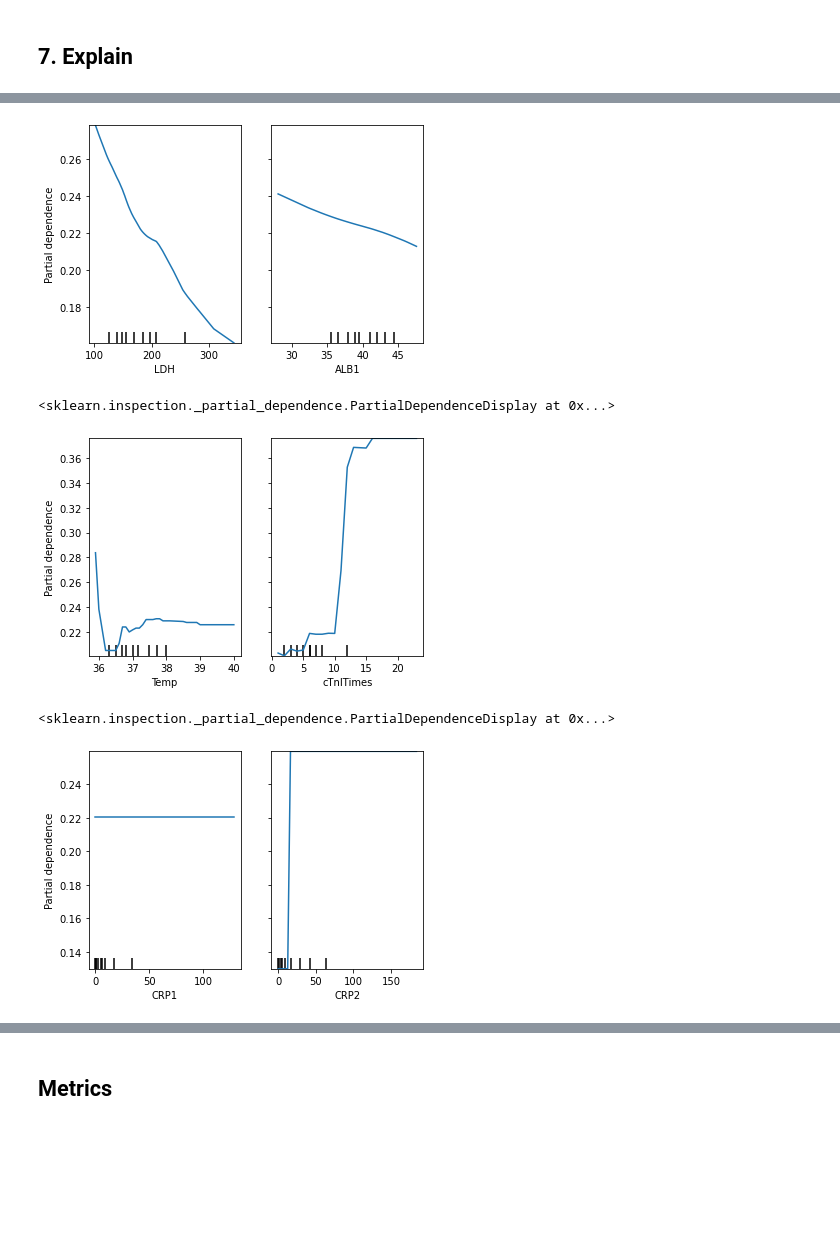
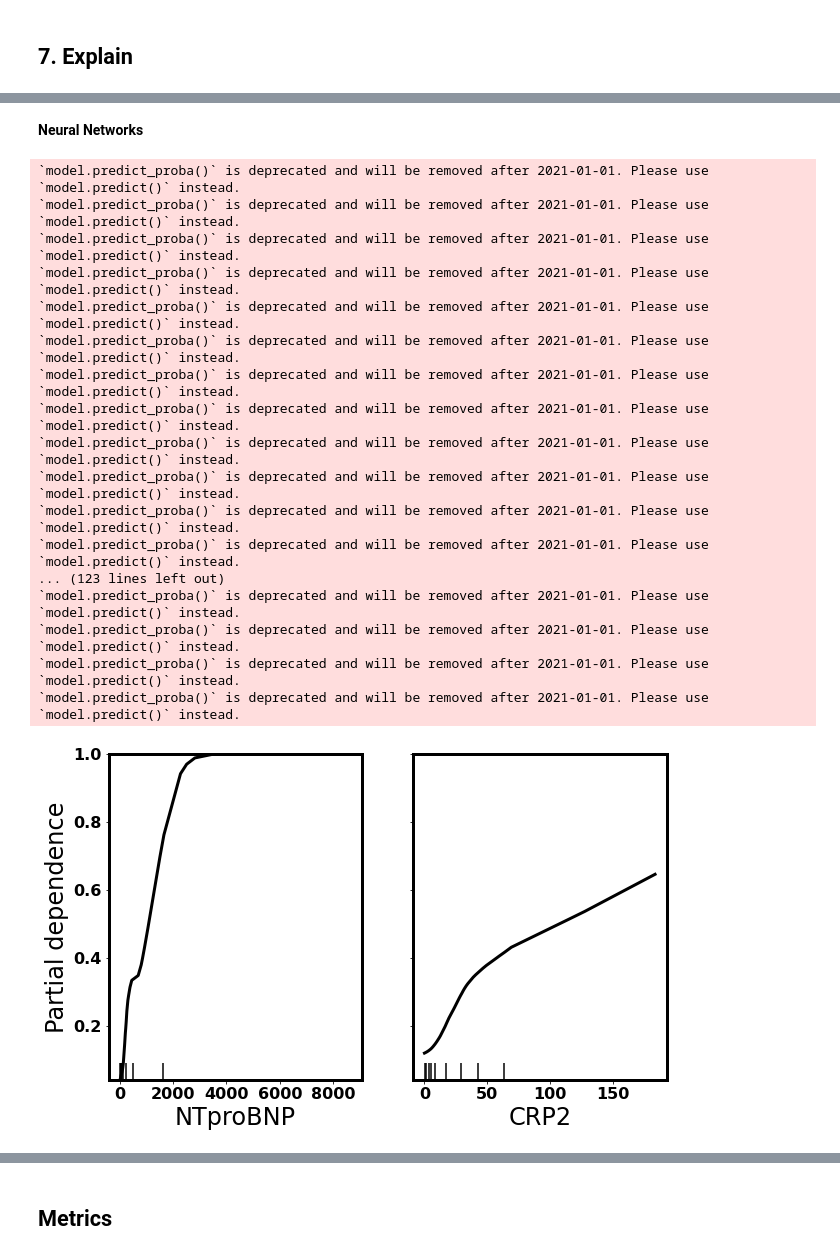
Before and after one commit to wuhanstudio/interpretable-ml-covid-19, a Jupyter notebook: covid_19.ipynb, the cells around one changed output, grey strips where cells are left out. Drawn from its saved outputs; the diff is of its cells as text; code cells hidden in the pictures; blank space fills up the shorter version.

```diff
--- a/covid_19.ipynb
+++ b/covid_19.ipynb
@@ -652,5 +649,5 @@ xgbc = xgb.XGBClassifier(
 xgbc_f1 = cv_score(xgbc, X_train, y_train, 'f1')
 
 # Fit the models
-xgbc.fit(X_train, y_train)
+xgbc.fit(np.array(X_train), np.array(y_train))
 # %% [output]
@@ -757,6 +846,6 @@ Load Keras Model
 # %%
 from keras.models import load_model
 # %%
-nn = load_model("nn.h5")
+nn = load_model("model/nn.h5")
 # %% [markdown]
 Load Models
@@ -858,0 +1087,12 @@ plot_partial_dependence(rf, X_train, [7])
+# %%
+SMALL_SIZE = 16
+MEDIUM_SIZE = 24
+BIGGER_SIZE = 22
+
+plt.rc('font', size=SMALL_SIZE, weight='bold')          # controls default text sizes
+plt.rc('axes', titlesize=SMALL_SIZE, linewidth='3')     # fontsize of the axes title
+plt.rc('axes', labelsize=MEDIUM_SIZE)    # fontsize of the x and y labels
+plt.rc('xtick', labelsize=SMALL_SIZE)    # fontsize of the tick labels
+plt.rc('ytick', labelsize=SMALL_SIZE)    # fontsize of the tick labels
+plt.rc('legend', fontsize=SMALL_SIZE)    # legend fontsize
+plt.rc('figure', titlesize=BIGGER_SIZE)  # fontsize of the figure title
@@ -859,19 +1124,29 @@ plot_partial_dependence(rf, X_train, [7])
+# %% [markdown]
+**Neural Networks**
 # %%
 nn._estimator_type = 'classifier'
 # %%
-plot_partial_dependence(nn, X_train, [7, 12])
-fig = plt.gcf()
-fig.subplots_adjust(hspace=0.3)
+fig, ax = plt.subplots(figsize=(10, 6))
+plot_partial_dependence(nn, X_train, [8, 13], ax=ax, line_kw={"color": "black", "linewidth":"3"})
+# fig = plt.gcf()
+# fig.subplots_adjust(hspace=0.3)
 fig.savefig("nn_pdp_crp_ntproBNP")
 # %% [output]
+`model.predict_proba()` is deprecated and will be removed after 2021-01-01. Please use `model.predict()` instead.
+`model.predict_proba()` is deprecated and will be removed after 2021-01-01. Please use `model.predict()` instead.
+`model.predict_proba()` is deprecated and will be removed after 2021-01-01. Please use `model.predict()` instead.
+`model.predict_proba()` is deprecated and will be removed after 2021-01-01. Please use `model.predict()` instead.
+`model.predict_proba()` is deprecated and will be removed after 2021-01-01. Please use `model.predict()` instead.
+`model.predict_proba()` is deprecated and will be removed after 2021-01-01. Please use `model.predict()` instead.
+`model.predict_proba()` is deprecated and will be removed after 2021-01-01. Please use `model.predict()` instead.
+`model.predict_proba()` is deprecated and will be removed after 2021-01-01. Please use `model.predict()` instead.
+`model.predict_proba()` is deprecated and will be removed after 2021-01-01. Please use `model.predict()` instead.
+`model.predict_proba()` is deprecated and will be removed after 2021-01-01. Please use `model.predict()` instead.
+`model.predict_proba()` is deprecated and will be removed after 2021-01-01. Please use `model.predict()` instead.
+`model.predict_proba()` is deprecated and will be removed after 2021-01-01. Please use `model.predict()` instead.
+... (123 lines left out)
+`model.predict_proba()` is deprecated and will be removed after 2021-01-01. Please use `model.predict()` instead.
+`model.predict_proba()` is deprecated and will be removed after 2021-01-01. Please use `model.predict()` instead.
+`model.predict_proba()` is deprecated and will be removed after 2021-01-01. Please use `model.predict()` instead.
+`model.predict_proba()` is deprecated and will be removed after 2021-01-01. Please use `model.predict()` instead.
-[figure, old version]
+[figure, new version]
-# %%
-plot_partial_dependence(rf, X_train, [3, 4])
-# %% [output]
-<sklearn.inspection._partial_dependence.PartialDependenceDisplay at 0x...>
-[figure, removed]
-# %%
-plot_partial_dependence(dt, X_train, [11, 13])
-# %% [output]
-<sklearn.inspection._partial_dependence.PartialDependenceDisplay at 0x...>
-[figure, removed]
```
Also changed, not shown: parts of 270 cells of this notebook, 12 other files.
